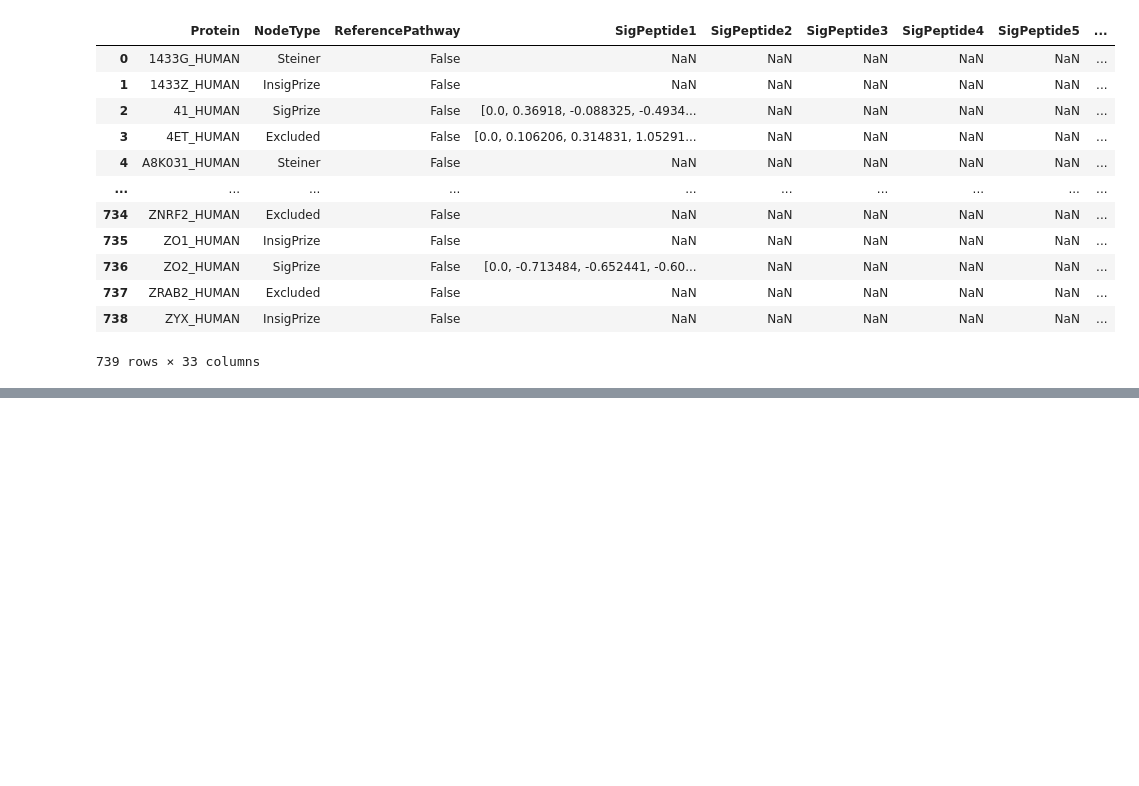
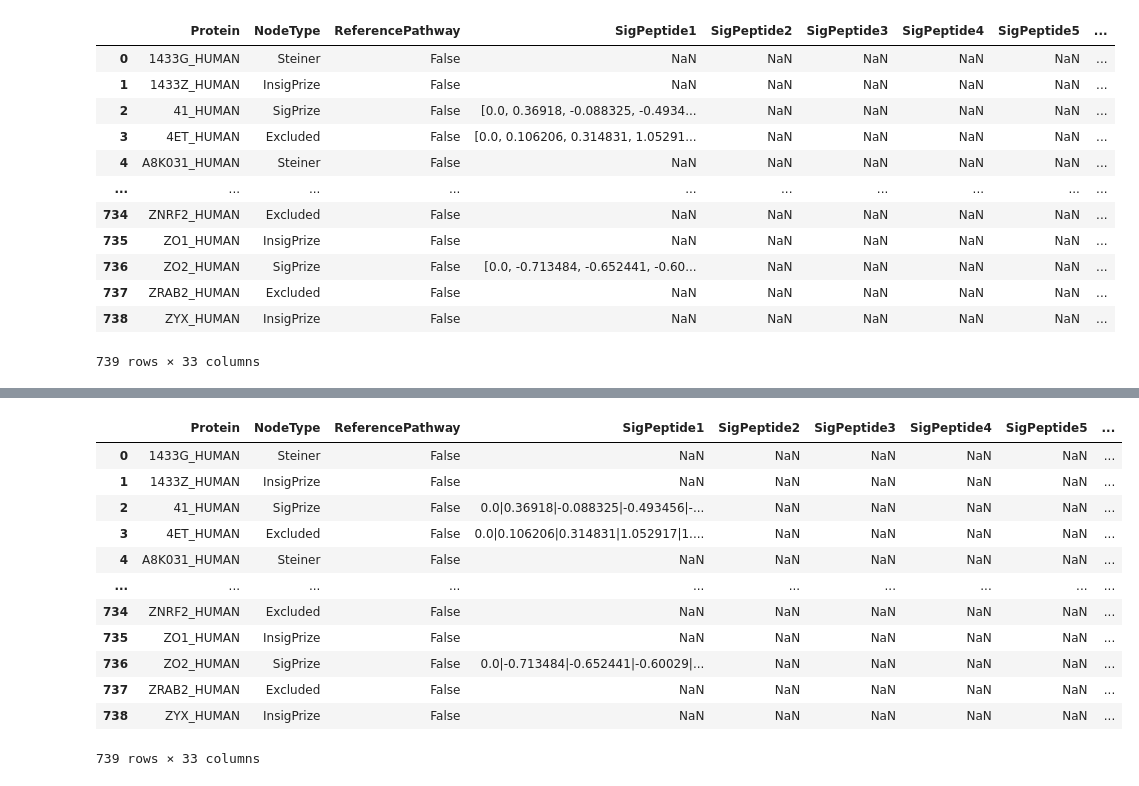
Before and after one commit to gitter-lab/tps, a Jupyter notebook: notebooks/refactorData051920.ipynb, the cells around one changed output, grey strips where cells are left out. Cells and saved outputs as stored; diff of their text form; code cells hidden in the pictures; blank space fills up the shorter version.

```diff
--- a/notebooks/refactorData051920.ipynb
+++ b/notebooks/refactorData051920.ipynb
@@ -252,0 +418,32 @@ with open(txt_file, "a") as my_output_file:
+# %%
+def refactor_col_delim(annotations_df, col_name):
+    '''
+    Function used for changing cloumn types of annotaions df
+
+    :param annotations_df (DataFrame): global annptaions dataframe
+    :param col_name (String): name of column to refactor
+
+    '''
+    new_col = []
+    for row in annotations_df[col_name]:
+
+        if np.all(pd.isnull(row)):
+            new_col.append(np.nan)
+            continue
+        elif row == "Not active":
+            print("not active")
+            new_col.append(row)
+            continue
+        else:
+            temp_list = row.split(",")
+            for num in range(len(temp_list)):
+                temp_list[num] = str(float(temp_list[num]))
+            new_col.append("|".join(temp_list))
+
+    new_df = pd.Series(new_col)
+    return new_df
+# %%
+data_delim = pd.read_csv(
+    r"C:\Users\ajshe\Anaconda3\envs\py2cyto\tps\evaluation\2020-05-12-and-wolf-yadlin-TPS-cytoscape\2020-05-12-and-wolf-yadlin-TPS-cytoscape\wolf-yadlin-cytoscape-annotations-051320.txt", delimiter='\t')
+headers = list(data_delim.columns.values)
+headers
@@ -252,0 +468,25 @@ with open(txt_file, "a") as my_output_file:
+# %%
+temp_d = data_delim
+cols = data_delim.columns.values[3:19]
+cols
+for o in cols:
+    if (data_delim.dtypes[o] == np.float):
+        print("col in float")
+        continue
+    else:
+        data_delim[o] = refactor_col_delim(temp_d, o)
+data_delim
+# %% [output]
+|  | Protein | NodeType | ReferencePathway | SigPeptide1 | SigPeptide2 | SigPeptide3 | SigPeptide4 | SigPeptide5 | ... |
+| 0 | 1433G_HUMAN | Steiner | False | NaN | NaN | NaN | NaN | NaN | ... |
+| 1 | 1433Z_HUMAN | InsigPrize | False | NaN | NaN | NaN | NaN | NaN | ... |
+| 2 | 41_HUMAN | SigPrize | False | 0.0|0.36918|-0.088325|-0.493456|-... | NaN | NaN | NaN | NaN | ... |
+| 3 | 4ET_HUMAN | Excluded | False | 0.0|0.106206|0.314831|1.052917|1.... | NaN | NaN | NaN | NaN | ... |
+| 4 | A8K031_HUMAN | Steiner | False | NaN | NaN | NaN | NaN | NaN | ... |
+| ... | ... | ... | ... | ... | ... | ... | ... | ... | ... |
+| 734 | ZNRF2_HUMAN | Excluded | False | NaN | NaN | NaN | NaN | NaN | ... |
+| 735 | ZO1_HUMAN | InsigPrize | False | NaN | NaN | NaN | NaN | NaN | ... |
+| 736 | ZO2_HUMAN | SigPrize | False | 0.0|-0.713484|-0.652441|-0.60029|... | NaN | NaN | NaN | NaN | ... |
+| 737 | ZRAB2_HUMAN | Excluded | False | NaN | NaN | NaN | NaN | NaN | ... |
+| 738 | ZYX_HUMAN | InsigPrize | False | NaN | NaN | NaN | NaN | NaN | ... |
+739 rows × 33 columns
```
Also changed, not shown: parts of 17 cells of this notebook, 12 other files.
